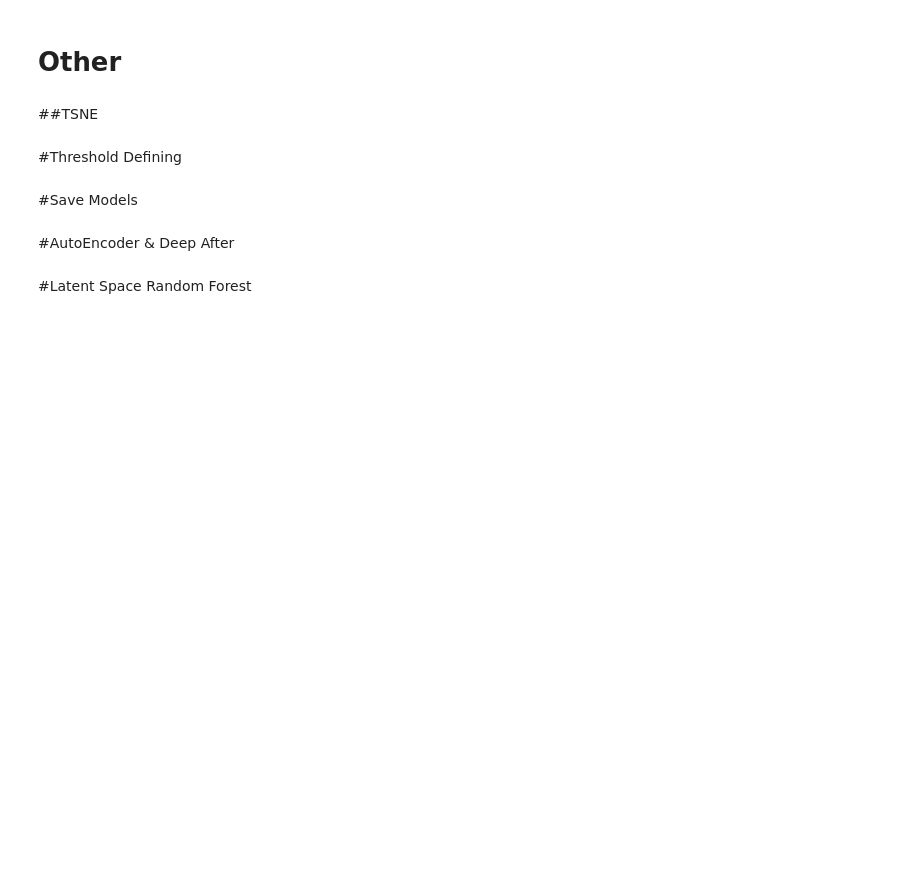
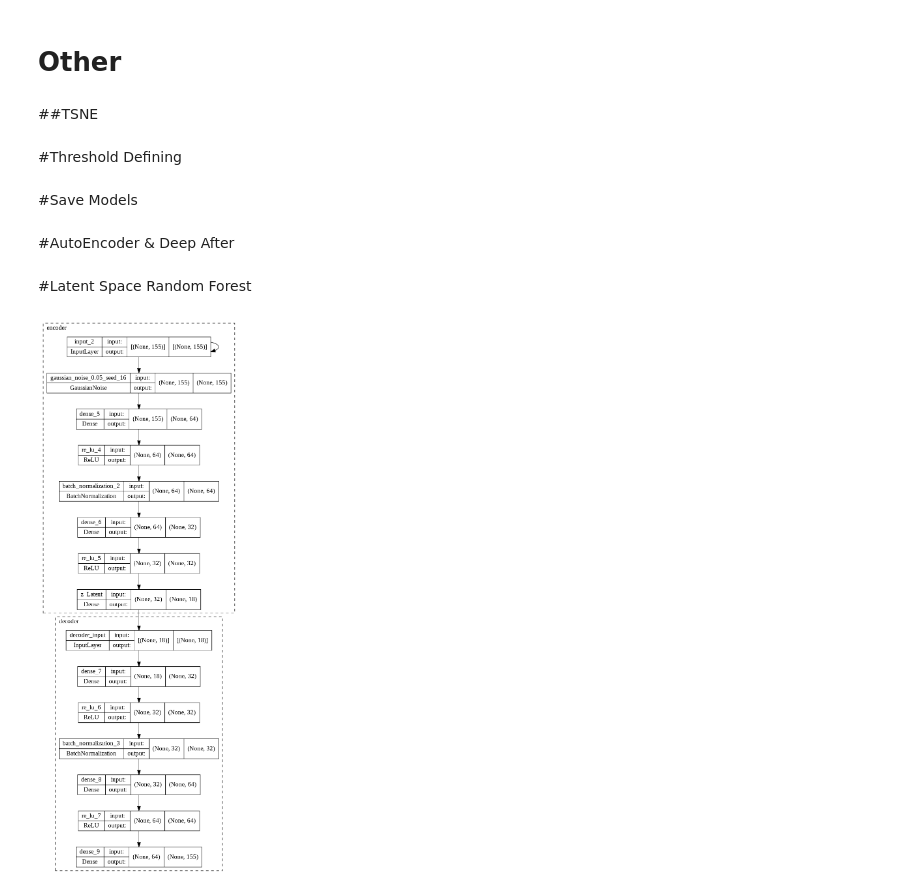
Before and after one commit to faikozcan/MLFraud, a Jupyter notebook: CreditCardFraudDetection_European_cardholders.ipynb, the cells around one changed output. Saved outputs shown, nothing was run; the diff lists cells and outputs as text; code cells hidden in the pictures; blank space fills up the shorter version.

```diff
--- a/CreditCardFraudDetection_European_cardholders.ipynb
+++ b/CreditCardFraudDetection_European_cardholders.ipynb
@@ -2827,0 +2970,4 @@ print(valY[:100])
+# %%
+PlotModel(modelVanilia)
+# %% [output]
+[figure, added]
```
Also changed, not shown: parts of 18 cells of this notebook.
